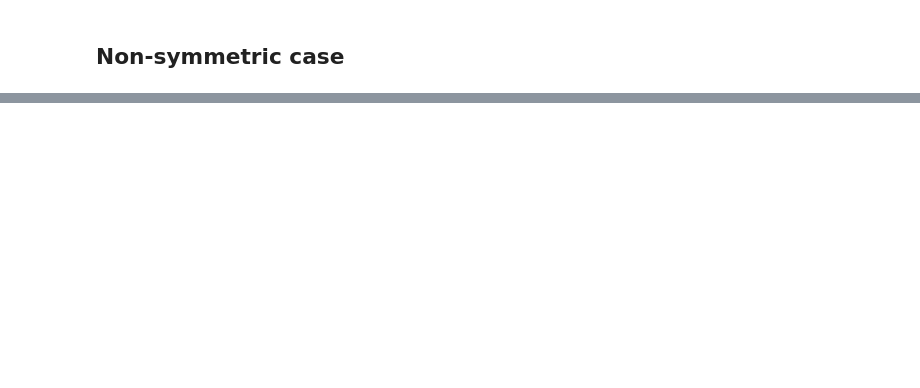
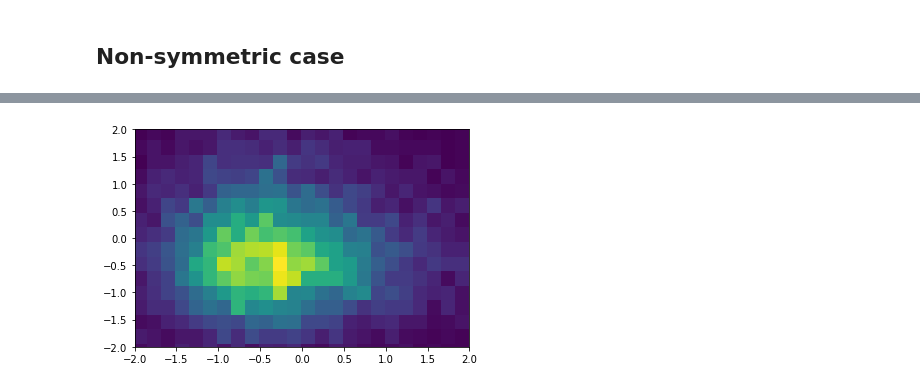
Before and after one commit to chwilko/CSoS, a Jupyter notebook: Python3/L4/Task_1.ipynb, the cells around one changed output, grey strips where cells are left out. Saved outputs shown, nothing was run; the diff lists cells and outputs as text; code cells hidden in the pictures; blank space fills up the shorter version.

```diff
--- a/Python3/L4/Task_1.ipynb
+++ b/Python3/L4/Task_1.ipynb
@@ -43,0 +48,7 @@ array([[0.44100778, 0.13036722]])
+# %%
+fig, ax = plt.subplots()
+plt.hist2d(MA[:,0], MA[:,1], bins=500)
+ax.set_ylim([-2, 2]);
+ax.set_xlim([-2, 2]);
+# %% [output]
+[figure, added]
```
Also changed, not shown: parts of 7 cells of this notebook.
